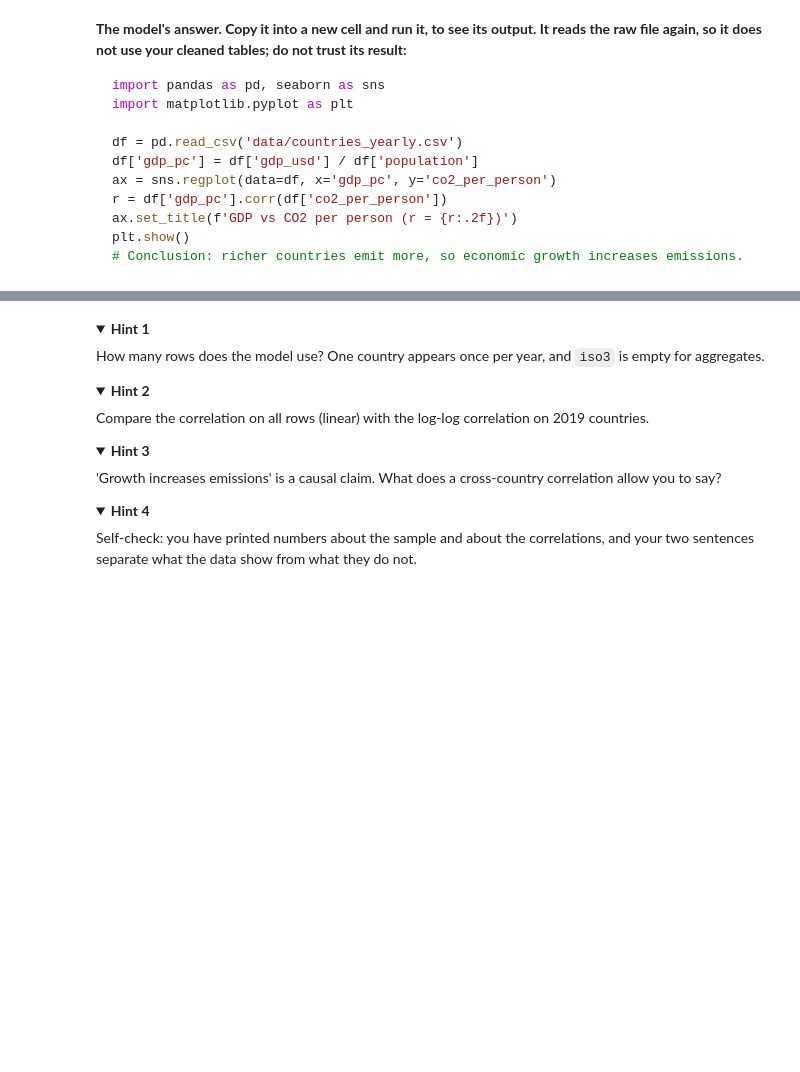
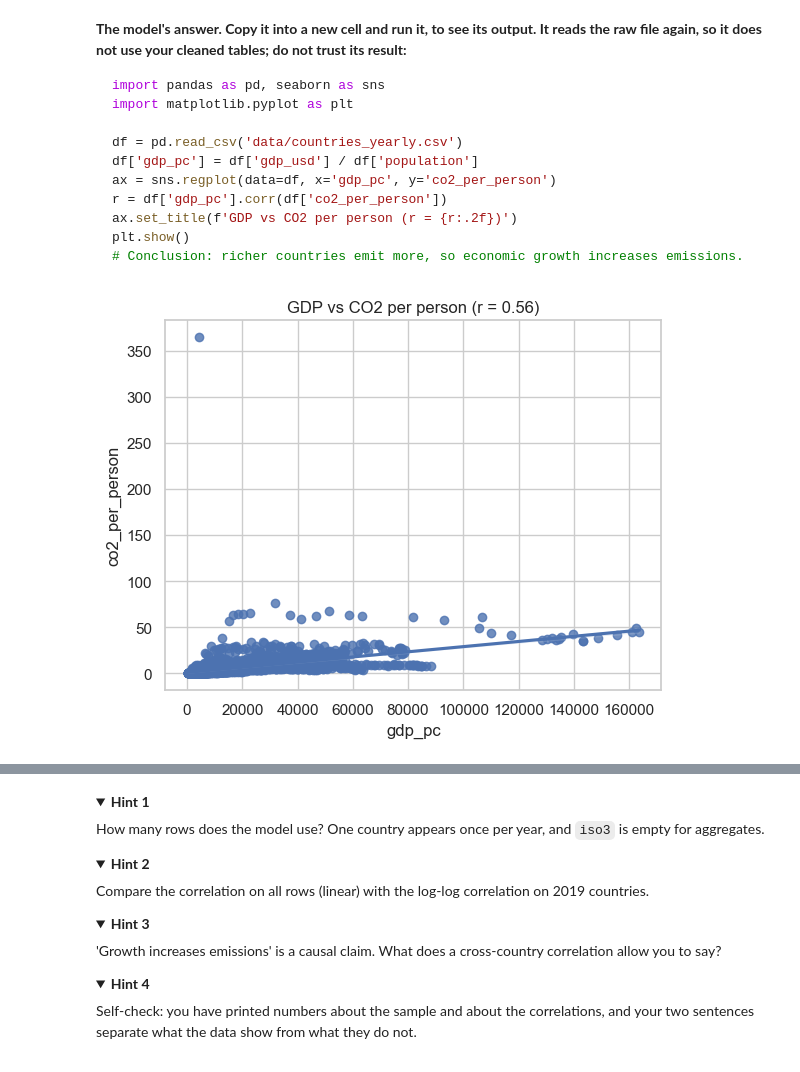
Before and after one commit to OrangeBoop/Lab02, a Jupyter notebook: Lab3/Lab3-Persky Idan 215548512 , Golan Amir 216264333.ipynb, the cells around one changed output, grey strips where cells are left out. Cells and saved outputs as stored; diff of their text form; code cells hidden in the pictures; folded sections open; blank space fills up the shorter version.

```diff
--- a/Lab3/Lab3-Persky Idan 215548512 , Golan Amir 216264333.ipynb
+++ b/Lab3/Lab3-Persky Idan 215548512 , Golan Amir 216264333.ipynb
@@ -2022,0 +2346,12 @@ plt.show()
+# %%
+import pandas as pd, seaborn as sns
+import matplotlib.pyplot as plt
+
+df = pd.read_csv('data/countries_yearly.csv')
+df['gdp_pc'] = df['gdp_usd'] / df['population']
+ax = sns.regplot(data=df, x='gdp_pc', y='co2_per_person')
+r = df['gdp_pc'].corr(df['co2_per_person'])
+ax.set_title(f'GDP vs CO2 per person (r = {r:.2f})')
+plt.show()
+# %% [output]
+[figure, added]
```
Also changed, not shown: parts of 20 cells of this notebook, 5 other files.
